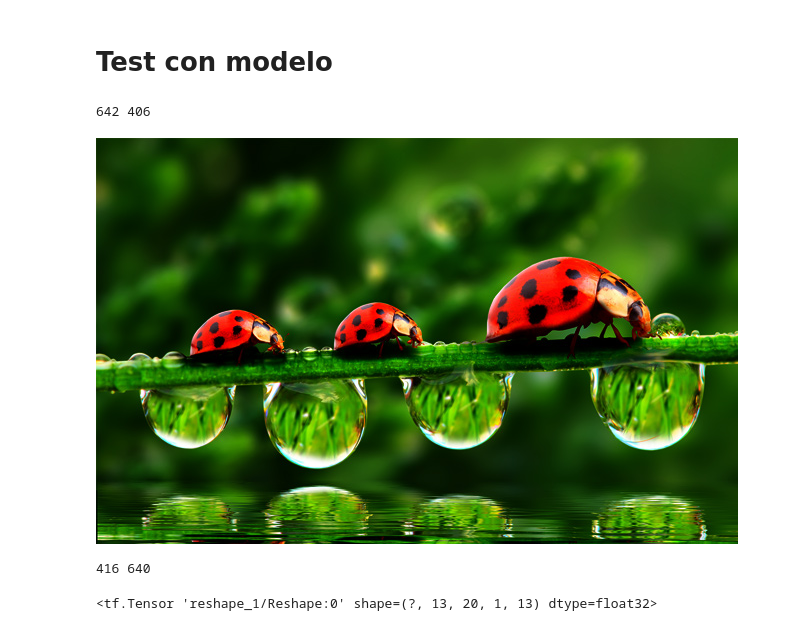
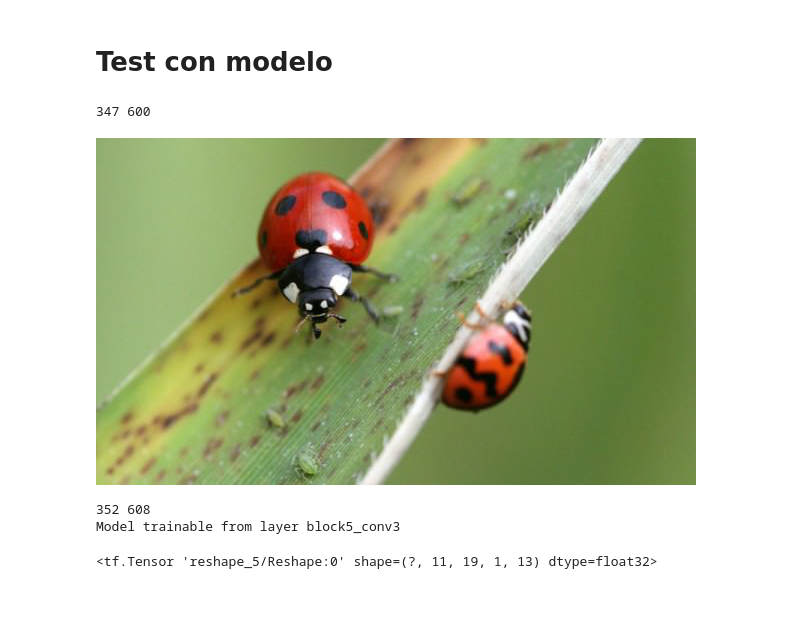
Before and after one commit to deeplearning-itba/Object-Detection, a Jupyter notebook: 9-training_methods.ipynb, the cells around one changed output. Cells and saved outputs as stored; diff of their text form; code cells hidden in the pictures; blank space fills up the shorter version.

```diff
--- a/9-training_methods.ipynb
+++ b/9-training_methods.ipynb
@@ -167,28 +169,39 @@ idx_2_class_id = {0: 'n02165456',
  7: 'n01770393'}
 # %%
 #image = Image.open('ladybug.jpeg')
-#image = Image.open('ladybugs.jpg')
-image = Image.open('ladybugs_3.jpg')
-print(image.width, image.height)
+image = Image.open('ladybugs.jpg')
+#image = Image.open('ladybugs_3.jpg')
+#image = Image.open('scorpion-black_widow.jpg')
+#image = Image.open('ladybugs_lots.jpg')
+#image = Image.open('ladybugs-swarm.jpg')
+#image = Image.open('ladybugs_lots_2.jpg')
+print(image.height, image.width)
 image
 # %% [output]
-642 406
+347 600
-[figure, old version]
+[figure, new version]
 # %%
 from yolo_helper import get_YOLO_V2_NN
 n_classes = len(classes_names)
-GRID_H,  GRID_W  = 13 , 20
+GRID_H,  GRID_W  = int(np.round(image.height / 32)) , int(np.round(image.width / 32))
 #GRID_H,  GRID_W  = 10 , 10
 IMAGE_H, IMAGE_W = GRID_H*32, GRID_W*32
 target_size = (IMAGE_H, IMAGE_W)
 print(IMAGE_H, IMAGE_W)
 BOX = 1
 CLASS = n_classes
-model = get_YOLO_V2_NN(IMAGE_H, IMAGE_W, BOX, CLASS, GAP=False)
+
+# object_detection = ObjectDectection(n_classes, IMAGE_H, IMAGE_W, BOX, ARQUITECTURE='VGG16')
+#object_detection = ObjectDectection(n_classes, IMAGE_H, IMAGE_W, BOX, ARQUITECTURE='YOLO_V2')
+object_detection = ObjectDectection(n_classes, IMAGE_H, IMAGE_W, BOX, ARQUITECTURE='VGG16')
+model = object_detection.model
+
+#model = get_YOLO_V2_NN(IMAGE_H, IMAGE_W, BOX, CLASS, GAP=False)
 # Le pongo el mismo nombre que en el otro modelo para que asigne la loss bien
 # model.layers[-1].name='concatenated_outputs'
 model.layers[-1].output
 # %% [output]
-416 640
+352 608
+Model trainable from layer block5_conv3
-<tf.Tensor 'reshape_1/Reshape:0' shape=(?, 13, 20, 1, 13) dtype=float32>
+<tf.Tensor 'reshape_5/Reshape:0' shape=(?, 11, 19, 1, 13) dtype=float32>
 # %%
```
Also changed, not shown: parts of 5 cells of this notebook, 10 other files.
